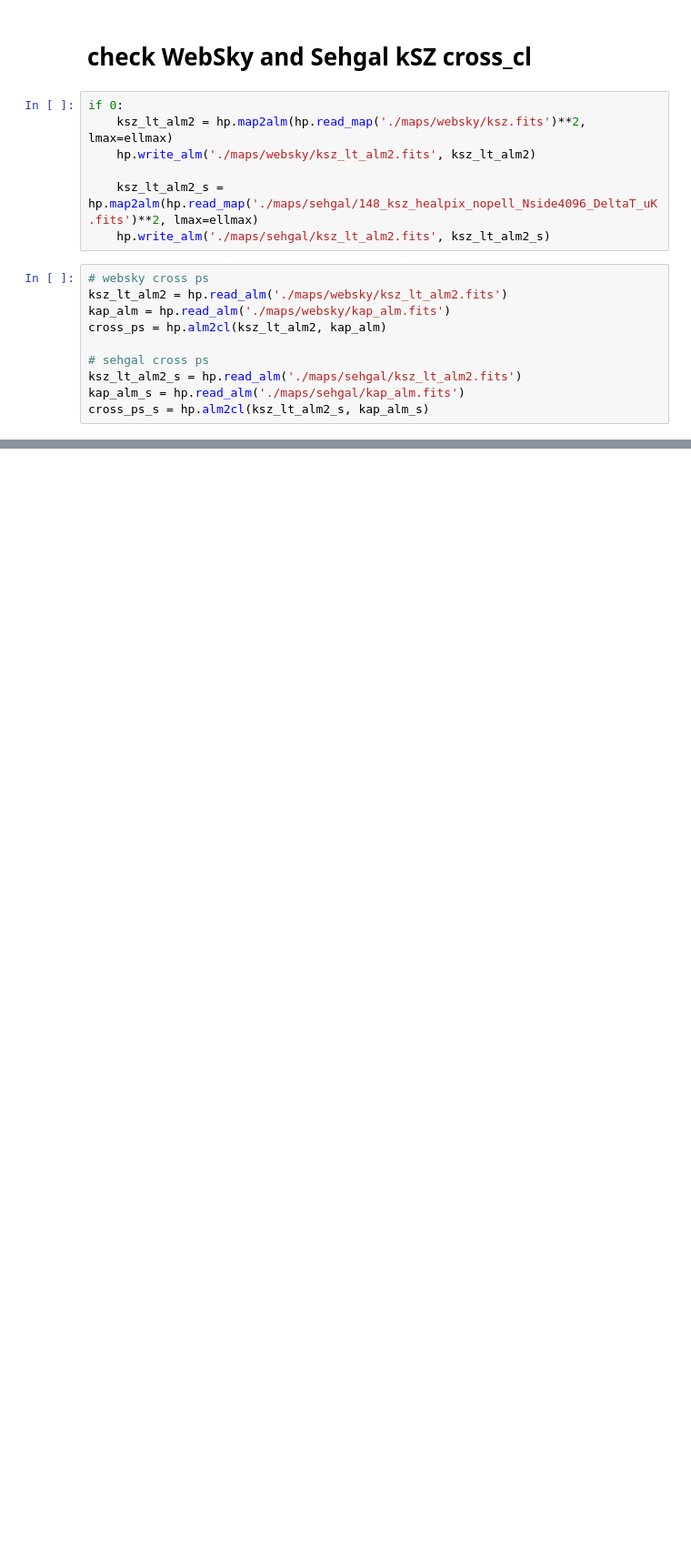
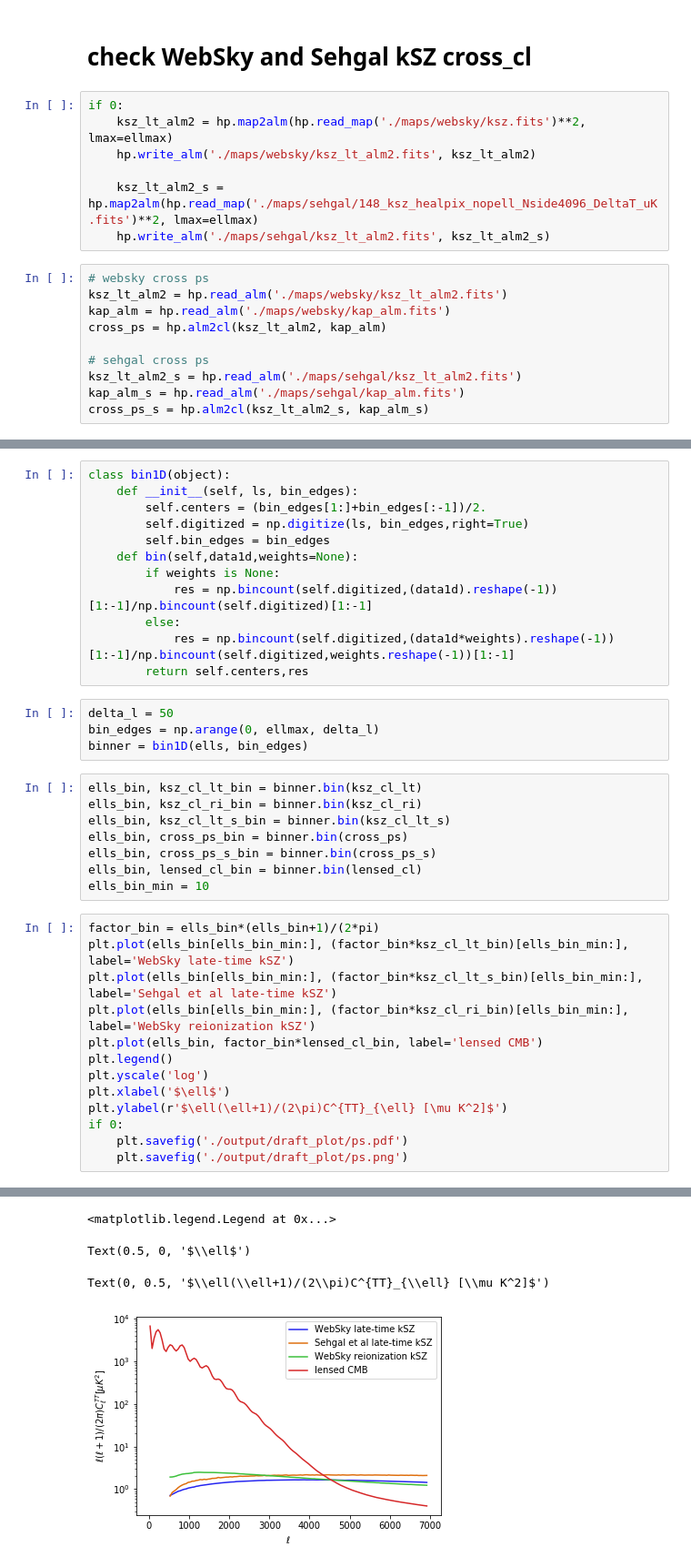
Before and after one commit to catketchup/ksz_lens, a Jupyter notebook: ps.ipynb, the cells around one changed output, grey strips where cells are left out. Shown at 91% size. Drawn from its saved outputs; the diff is of its cells as text; blank space fills up the shorter version.

```diff
--- a/ps.ipynb
+++ b/ps.ipynb
@@ -113,0 +110,38 @@ numpy.ndarray
+# %%
+class bin1D(object):
+    def __init__(self, ls, bin_edges):
+        self.centers = (bin_edges[1:]+bin_edges[:-1])/2.
+        self.digitized = np.digitize(ls, bin_edges,right=True)
+        self.bin_edges = bin_edges
+    def bin(self,data1d,weights=None):
+        if weights is None:
+            res = np.bincount(self.digitized,(data1d).reshape(-1))[1:-1]/np.bincount(self.digitized)[1:-1]
+        else:
+            res = np.bincount(self.digitized,(data1d*weights).reshape(-1))[1:-1]/np.bincount(self.digitized,weights.reshape(-1))[1:-1]
+        return self.centers,res
+# %%
+delta_l = 50
+bin_edges = np.arange(0, ellmax, delta_l)
+binner = bin1D(ells, bin_edges)
+# %%
+ells_bin, ksz_cl_lt_bin = binner.bin(ksz_cl_lt)
+ells_bin, ksz_cl_ri_bin = binner.bin(ksz_cl_ri)
+ells_bin, ksz_cl_lt_s_bin = binner.bin(ksz_cl_lt_s)
+ells_bin, cross_ps_bin = binner.bin(cross_ps)
+ells_bin, cross_ps_s_bin = binner.bin(cross_ps_s)
+ells_bin, lensed_cl_bin = binner.bin(lensed_cl)
+ells_bin_min = 10
+# %%
+factor_bin = ells_bin*(ells_bin+1)/(2*pi)
+plt.plot(ells_bin[ells_bin_min:], (factor_bin*ksz_cl_lt_bin)[ells_bin_min:], label='WebSky late-time kSZ')
+plt.plot(ells_bin[ells_bin_min:], (factor_bin*ksz_cl_lt_s_bin)[ells_bin_min:], label='Sehgal et al late-time kSZ')
+plt.plot(ells_bin[ells_bin_min:], (factor_bin*ksz_cl_ri_bin)[ells_bin_min:], label='WebSky reionization kSZ')
+plt.plot(ells_bin, factor_bin*lensed_cl_bin, label='lensed CMB')
+plt.legend()
+plt.yscale('log')
+plt.xlabel('$\ell$')
+plt.ylabel(r'$\ell(\ell+1)/(2\pi)C^{TT}_{\ell} [\mu K^2]$')
+if 0:
+    plt.savefig('./output/draft_plot/ps.pdf')
+    plt.savefig('./output/draft_plot/ps.png')
+# %% [output]
@@ -113,0 +152,4 @@ numpy.ndarray
+<matplotlib.legend.Legend at 0x...>
+Text(0.5, 0, '$\\ell$')
+Text(0, 0.5, '$\\ell(\\ell+1)/(2\\pi)C^{TT}_{\\ell} [\\mu K^2]$')
+[figure, added]
```
Also changed, not shown: parts of 8 cells of this notebook, 8 other files.
